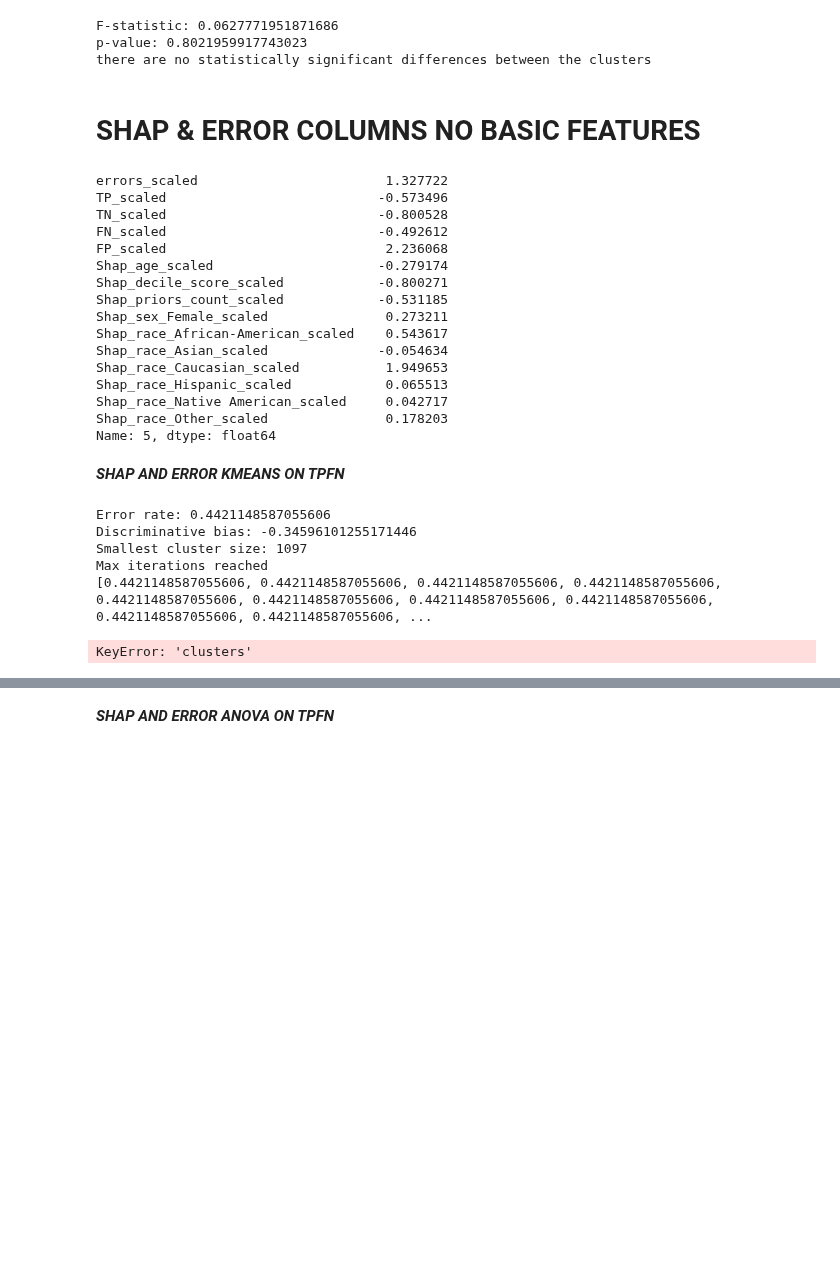
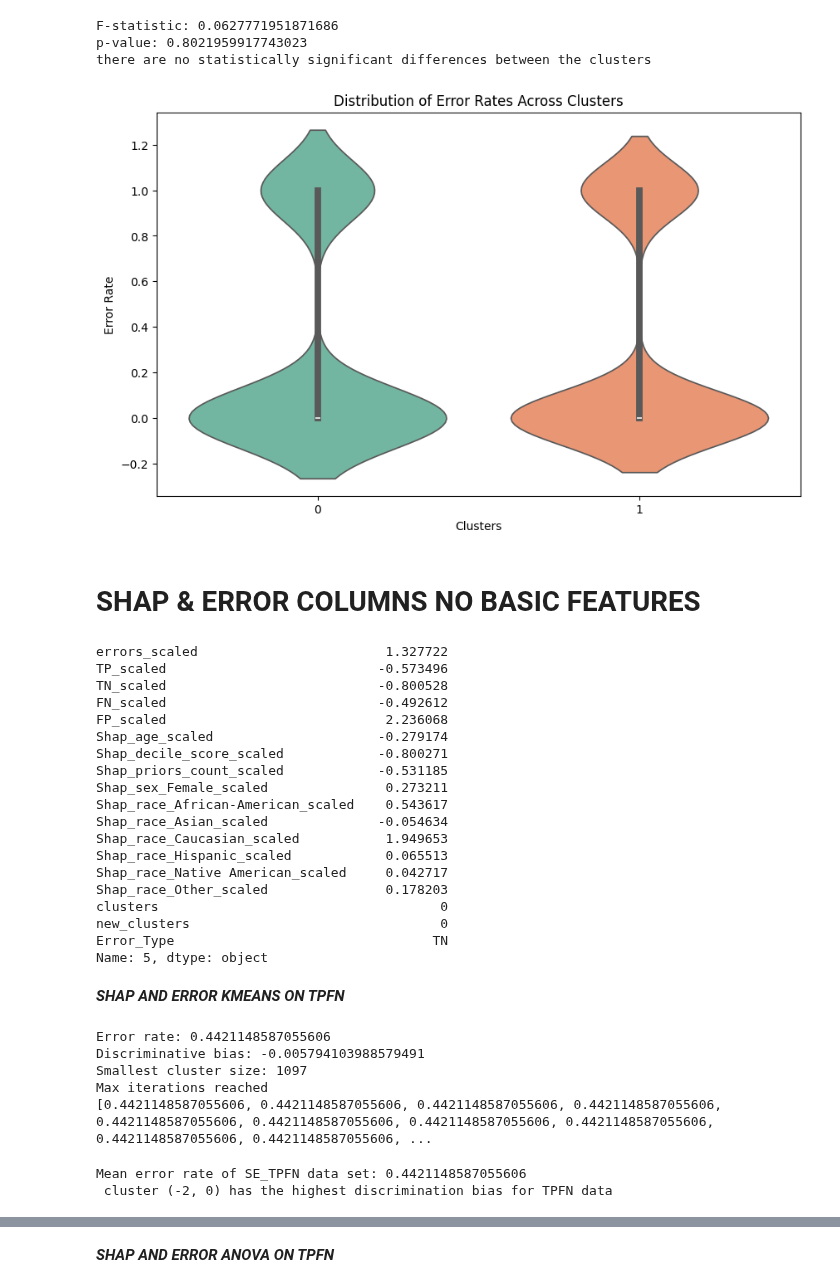
Before and after one commit to MDankloff/ClusterCompas, a Jupyter notebook: V3_COMPAS_Clustering_K_Means.ipynb, the cells around one changed output, grey strips where cells are left out. Drawn from its saved outputs; the diff is of its cells as text; code cells hidden in the pictures; blank space fills up the shorter version.

```diff
--- a/V3_COMPAS_Clustering_K_Means.ipynb
+++ b/V3_COMPAS_Clustering_K_Means.ipynb
@@ -722,11 +722,24 @@ else:
 F-statistic: 0.0627771951871686
 p-value: 0.8021959917743023
 there are no statistically significant differences between the clusters
+# %%
+# Prepare the data by melting the dataframe
+melted_data = clustered_shap_err_basic_TNFP.melt(id_vars=['clusters'], value_vars=['errors'], var_name='Metric', value_name='Error Rate')
+
+# Create the violin plot
+plt.figure(figsize=(10, 6))
+sns.violinplot(x='clusters', y='Error Rate', data=melted_data, inner='box', scale='width', palette='Set2')
+plt.title('Distribution of Error Rates Across Clusters')
+plt.xlabel('Clusters')
+plt.ylabel('Error Rate')
+plt.show()
+# %% [output]
+[figure, added]
 # %% [markdown]
 # SHAP & ERROR COLUMNS NO BASIC FEATURES
 # %%
 '''SE: SHAP_COL and ERROR_COL no BASIC_COL '''
-columns = ERROR_COL_scaled + SHAP_BASIC_scaled + SHAP_DUMMY_scaled
+columns = ERROR_COL_scaled + SHAP_BASIC_scaled + SHAP_DUMMY_scaled + META_COL + META_COL_VIZ
 SE_TPFN = TPFN_init[columns]
 SE_TNFP = TNFP_init[columns] #scaled
 
@@ -748,26 +761,30 @@ Shap_race_Caucasian_scaled           1.949653
 Shap_race_Hispanic_scaled            0.065513
 Shap_race_Native American_scaled     0.042717
 Shap_race_Other_scaled               0.178203
-Name: 5, dtype: float64
+clusters                                    0
+new_clusters                                0
+Error_Type                                 TN
+Name: 5, dtype: object
 # %% [markdown]
 ***SHAP AND ERROR KMEANS ON TPFN***
 # %%
 '''KMEANS SHAP & ERROR COLUMNS FOR TPFN '''
-hbac_kmeans(data=TPFN_init, columns_to_use=ERROR_COL_scaled + SHAP_BASIC_scaled + SHAP_DUMMY_scaled, error='errors', max_iter=300, show_plot=True)
+Clustered_shap_err_TPFN = hbac_kmeans(data=TPFN_init, columns_to_use=ERROR_COL_scaled + SHAP_BASIC_scaled + SHAP_DUMMY_scaled, error='errors', max_iter=300, show_plot=True)
 plt.show()
 # %% [output]
 Error rate: 0.4421148587055606
-Discriminative bias: -0.34596101255171446
+Discriminative bias: -0.005794103988579491
 Smallest cluster size: 1097
 Max iterations reached
 [0.4421148587055606, 0.4421148587055606, 0.4421148587055606, 0.4421148587055606, 0.4421148587055606, 0.4421148587055606, 0.4421148587055606, 0.4421148587055606, 0.4421148587055606, 0.4421148587055606, ...
 # %%
-c= get_max_bias_cluster(SE_TPFN)
+c= get_max_bias_cluster(Clustered_shap_err_TPFN)
 
-Mean_error_rate_SE_TPFN = get_error_rate(c)
+Mean_error_rate_SE_TPFN = get_error_rate(Clustered_shap_err_TPFN, 'errors')
 
 print ('Mean error rate of SE_TPFN data set:', Mean_error_rate_SE_TPFN)
 
 print (f" cluster {c} has the highest discrimination bias for TPFN data")
 # %% [output]
-KeyError: 'clusters'
+Mean error rate of SE_TPFN data set: 0.4421148587055606
+ cluster (-2, 0) has the highest discrimination bias for TPFN data
```
Also changed, not shown: parts of 19 cells of this notebook.
